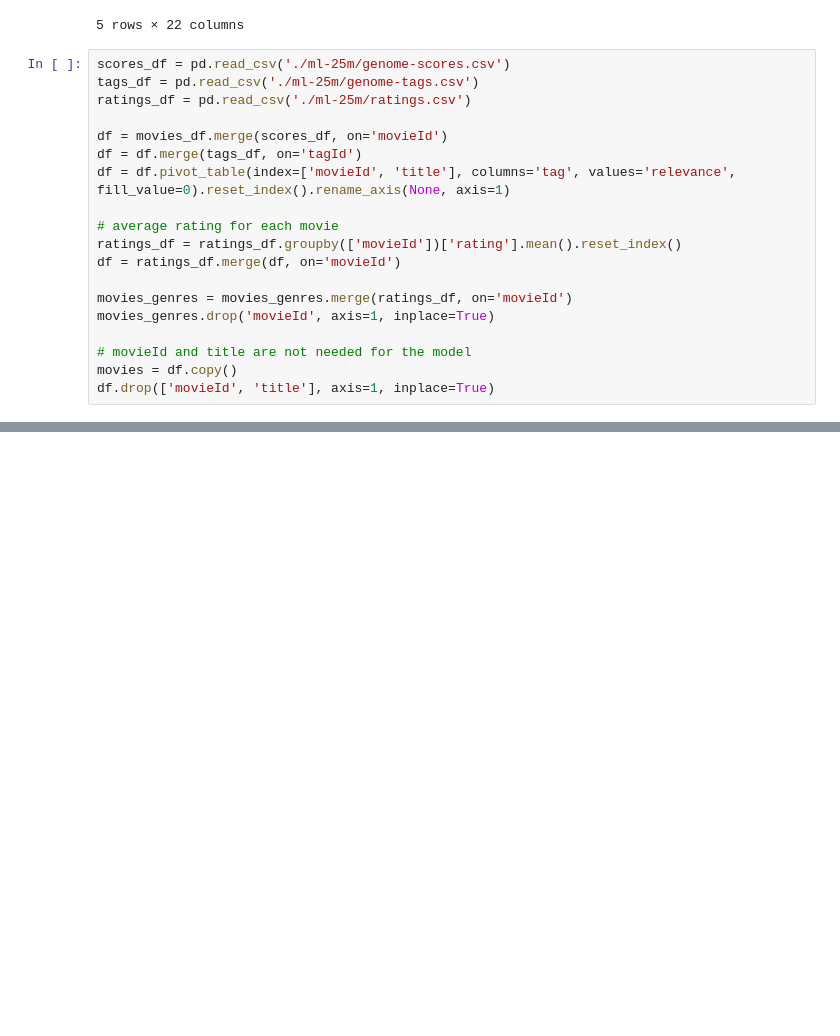
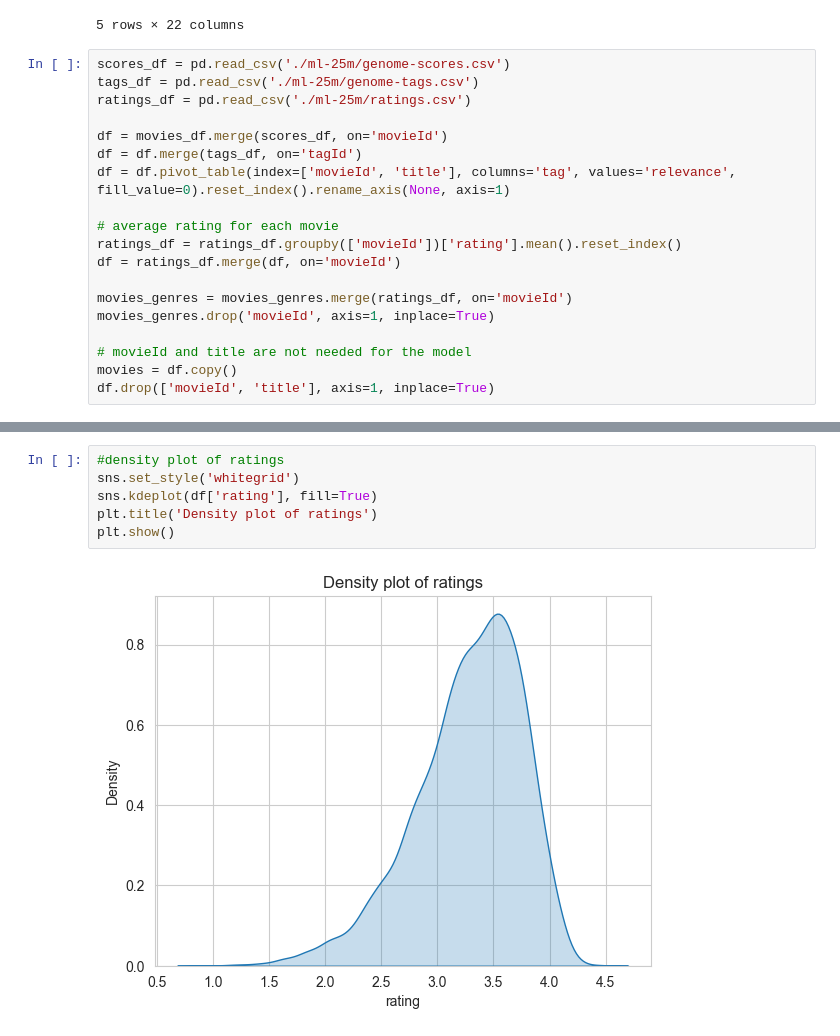
Before and after one commit to frapic98/Data_Analytics-main, a Jupyter notebook: data_exploration.ipynb, the cells around one changed output, grey strips where cells are left out. Saved outputs shown, nothing was run; the diff lists cells and outputs as text; blank space fills up the shorter version.

```diff
--- a/data_exploration.ipynb
+++ b/data_exploration.ipynb
@@ -51,0 +80,8 @@ df.drop(['movieId', 'title'], axis=1, inplace=True)
+# %%
+#density plot of ratings
+sns.set_style('whitegrid')
+sns.kdeplot(df['rating'], fill=True)
+plt.title('Density plot of ratings')
+plt.show()
+# %% [output]
+[figure, added]
```
Also changed, not shown: parts of 9 cells of this notebook, 1 other file.
